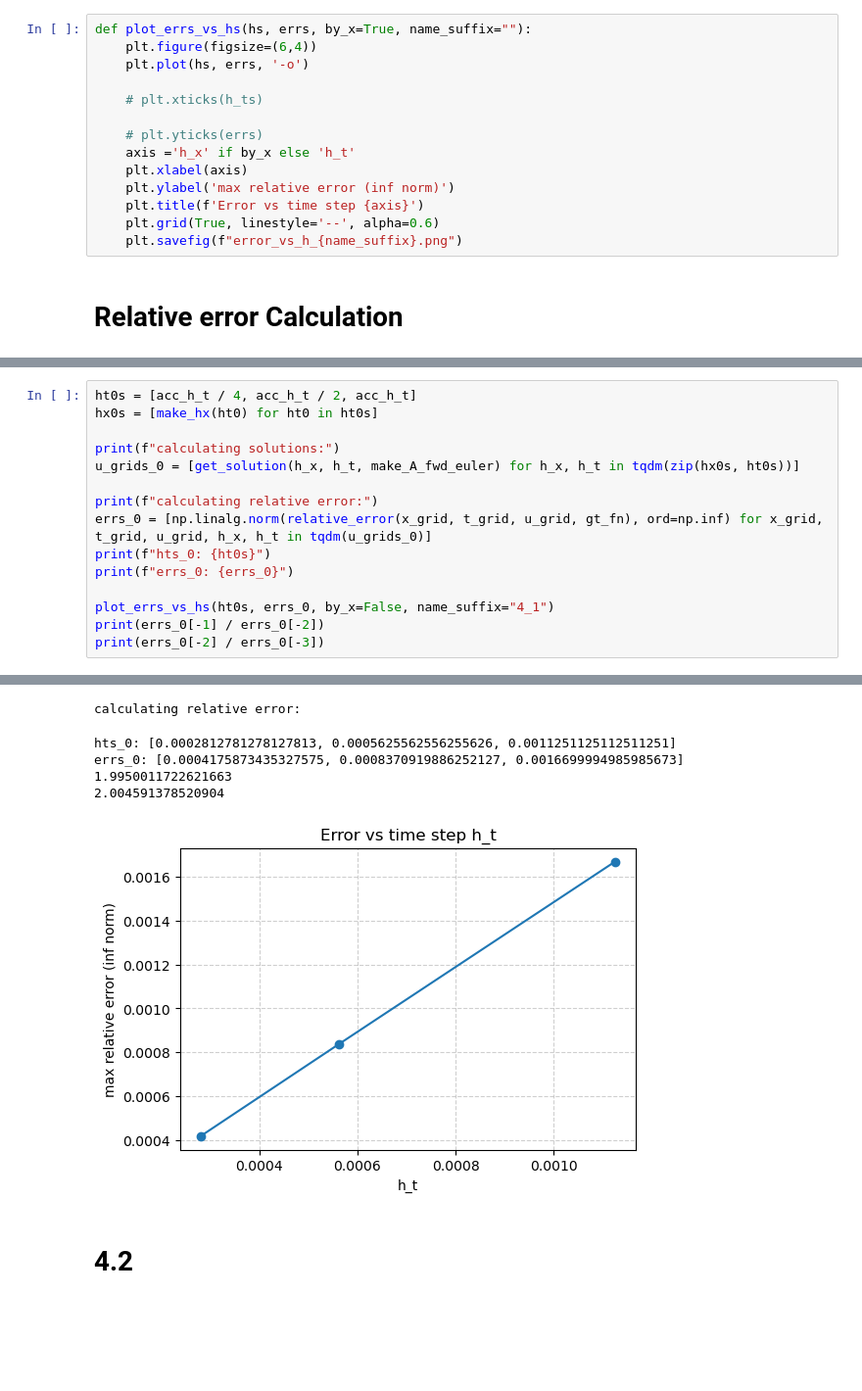
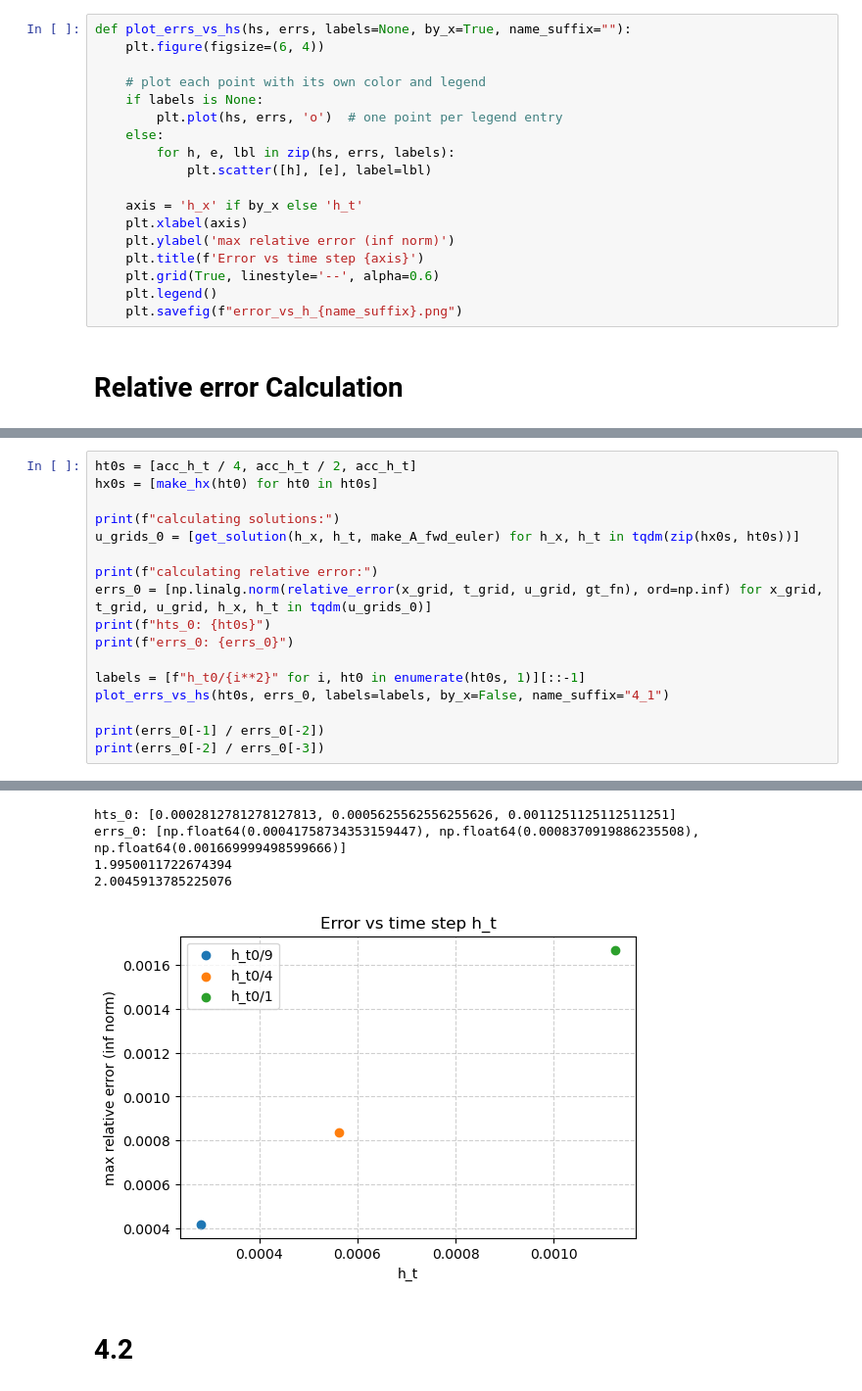
Before and after one commit to FoyerD/num_pde, a Jupyter notebook: hw1/q4.ipynb, the cells around one changed output, grey strips where cells are left out. Shown at 98% size. Cells and saved outputs as stored; diff of their text form; blank space fills up the shorter version.

Commit message:
added labels

```diff
--- a/hw1/q4.ipynb
+++ b/hw1/q4.ipynb
@@ -160,18 +160,22 @@ def find_rel_err_under(err_grids, percent=0.02):
     filtered_list = list(filter(lambda s: s[-1] <= percent, err_grids))
     return min(filtered_list, key=lambda s: s[-3])
 # %%
-def plot_errs_vs_hs(hs, errs, by_x=True, name_suffix=""):
-    plt.figure(figsize=(6,4))
-    plt.plot(hs, errs, '-o')
+def plot_errs_vs_hs(hs, errs, labels=None, by_x=True, name_suffix=""):
+    plt.figure(figsize=(6, 4))
 
-    # plt.xticks(h_ts)
+    # plot each point with its own color and legend
+    if labels is None:
+        plt.plot(hs, errs, 'o')  # one point per legend entry
+    else:
+        for h, e, lbl in zip(hs, errs, labels):
+            plt.scatter([h], [e], label=lbl)
 
-    # plt.yticks(errs)
-    axis ='h_x' if by_x else 'h_t'
+    axis = 'h_x' if by_x else 'h_t'
     plt.xlabel(axis)
     plt.ylabel('max relative error (inf norm)')
     plt.title(f'Error vs time step {axis}')
     plt.grid(True, linestyle='--', alpha=0.6)
+    plt.legend()
     plt.savefig(f"error_vs_h_{name_suffix}.png")
 # %% [markdown]
 # Relative error Calculation
@@ -208,7 +212,9 @@ errs_0 = [np.linalg.norm(relative_error(x_grid, t_grid, u_grid, gt_fn), ord=np.i
 print(f"hts_0: {ht0s}")
 print(f"errs_0: {errs_0}")
 
-plot_errs_vs_hs(ht0s, errs_0, by_x=False, name_suffix="4_1")
+labels = [f"h_t0/{i**2}" for i, ht0 in enumerate(ht0s, 1)][::-1]
+plot_errs_vs_hs(ht0s, errs_0, labels=labels, by_x=False, name_suffix="4_1")
+
 print(errs_0[-1] / errs_0[-2])
 print(errs_0[-2] / errs_0[-3])
 # %% [output]
@@ -219,9 +226,8 @@ h_t: 0.0011, h_x: 0.0524 grid: 59 x 4444
-calculating relative error:
+hts_0: [0.0002812781278127813, 0.0005625562556255626, 0.0011251125112511251]
+errs_0: [np.float64(0.00041758734353159447), np.float64(0.0008370919886235508), np.float64(0.001669999498599666)]
+1.9950011722674394
+2.0045913785225076
-hts_0: [0.0002812781278127813, 0.0005625562556255626, 0.0011251125112511251]
-errs_0: [0.0004175873435327575, 0.0008370919886252127, 0.0016699994985985673]
-1.9950011722621663
-2.004591378520904
-[figure, old version]
+[figure, new version]
 # %% [markdown]
 # 4.2
 # %%
```
Also changed, not shown: parts of 9 cells of this notebook.
